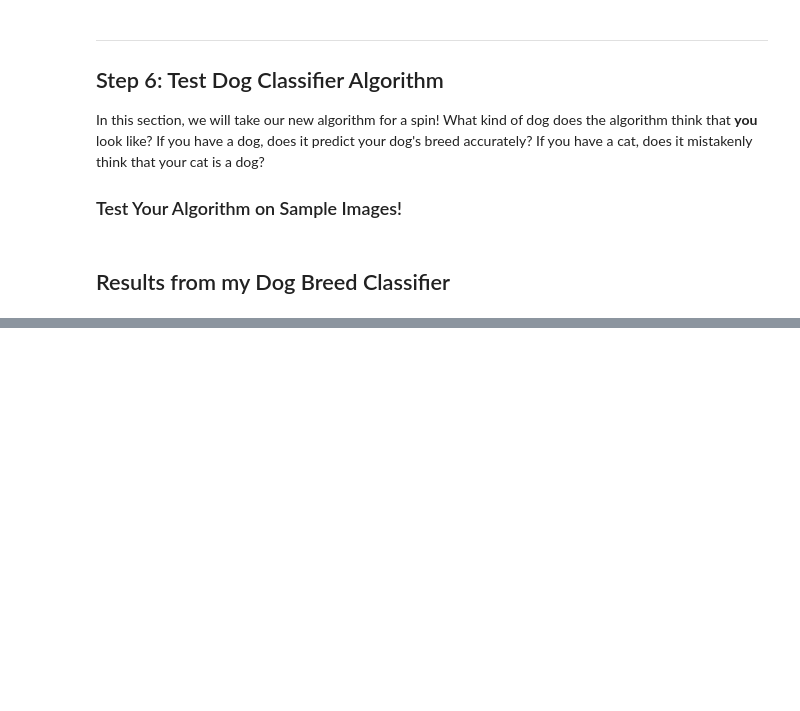
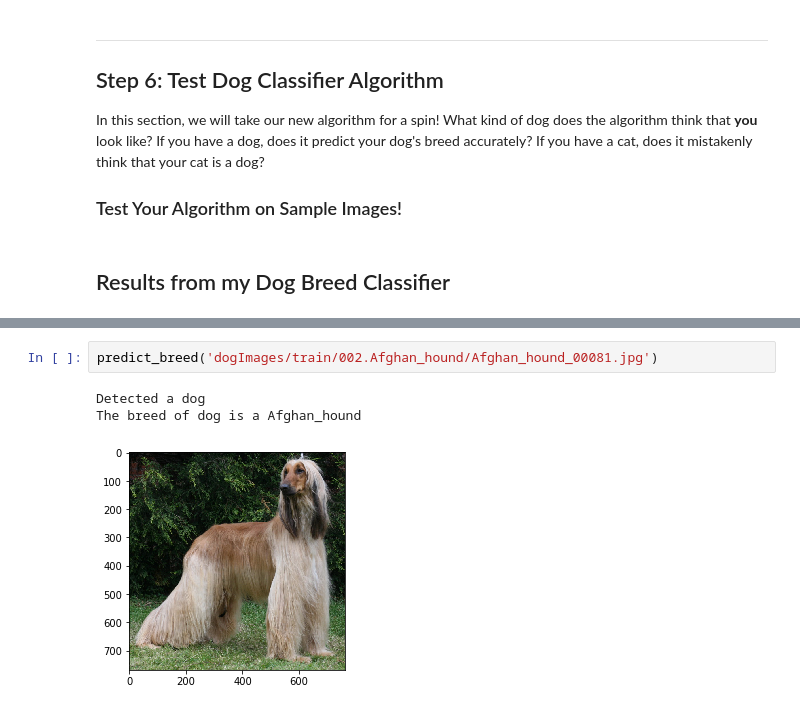
Before and after one commit to jamesrequa/Dog-Breed-Classifier, a Jupyter notebook: dog_classifier.ipynb, the cells around one changed output, grey strips where cells are left out. Cells and saved outputs as stored; diff of their text form; blank space fills up the shorter version.

```diff
--- a/dog_classifier.ipynb
+++ b/dog_classifier.ipynb
@@ -543,0 +735,6 @@ In this section, we will take our new algorithm for a spin!  What kind of dog do
+# %%
+predict_breed('dogImages/train/002.Afghan_hound/Afghan_hound_00081.jpg')
+# %% [output]
+Detected a dog
+The breed of dog is a Afghan_hound
+[figure, added]
```
Also changed, not shown: parts of 41 cells of this notebook.
